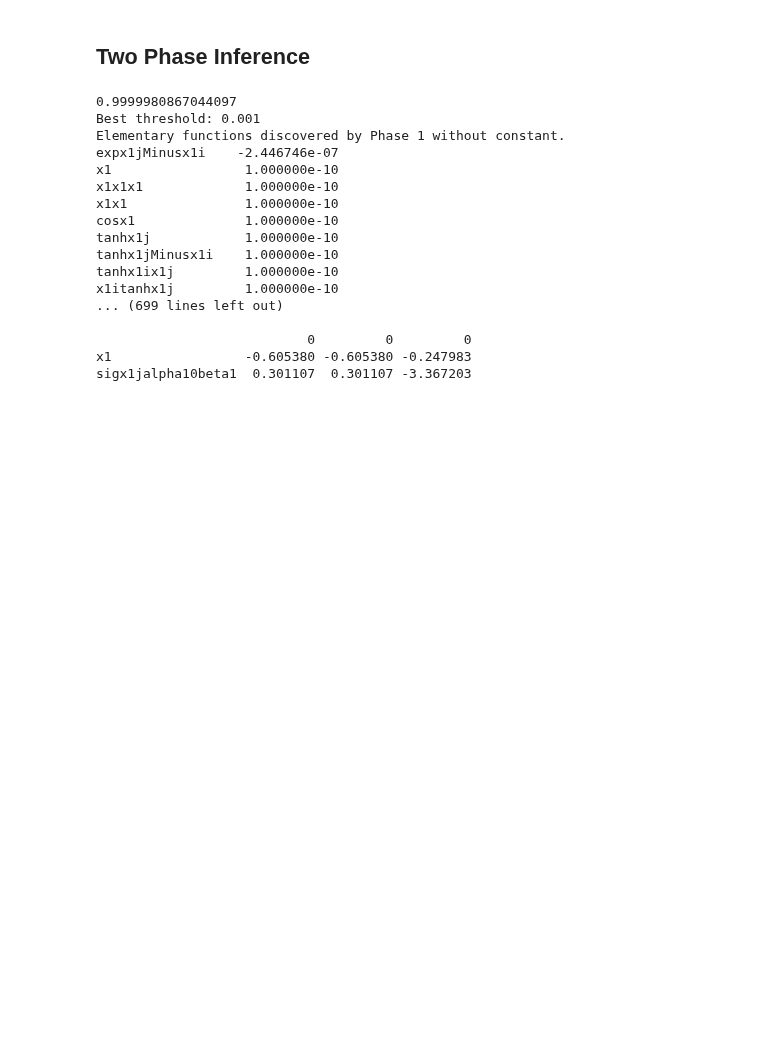
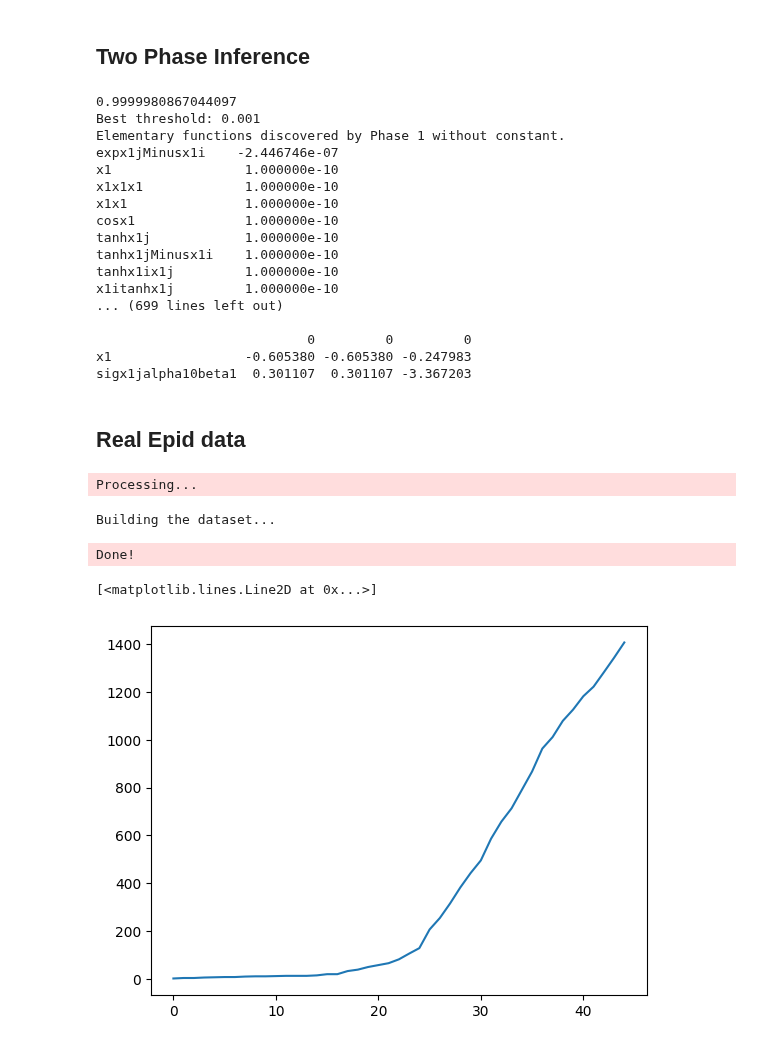
Before and after one commit to riccardocappi/Kan-for-Interpretable-Graph-Dynamics, a Jupyter notebook: two_step_sindy.ipynb, the cells around one changed output. Saved outputs shown, nothing was run; the diff lists cells and outputs as text; code cells hidden in the pictures; blank space fills up the shorter version.

```diff
--- a/two_step_sindy.ipynb
+++ b/two_step_sindy.ipynb
@@ -165,3 +165,24 @@ x1itanhx1j         1.000000e-10
                            0         0         0
 x1                 -0.605380 -0.605380 -0.247983
 sigx1jalpha10beta1  0.301107  0.301107 -3.367203
+# %% [markdown]
+## Real Epid data
+# %%
+from datasets.RealEpidemics import RealEpidemics
+
+real_epid_data = RealEpidemics(
+    root = './data_real_epid',
+    name = 'RealEpid',
+    predict_deriv=True
+)
+# %% [output]
+Processing...
+Building the dataset...
+Done!
+# %%
+import json
+
+with open('./data_real_epid/RealEpid/countries_dict.json', 'r') as f:
+    countries_dict = json.load(f)
+# %%
+covid_ts = real_epid_data.raw_data_sampled[0].detach().cpu().numpy()
@@ -167,0 +191,5 @@ sigx1jalpha10beta1  0.301107  0.301107 -3.367203
+# %%
+plt.plot(covid_ts[:, countries_dict['Croatia'], :])
+# %% [output]
+[<matplotlib.lines.Line2D at 0x...>]
+[figure, added]
```
Also changed, not shown: parts of 1 cell of this notebook, 10 other files.
